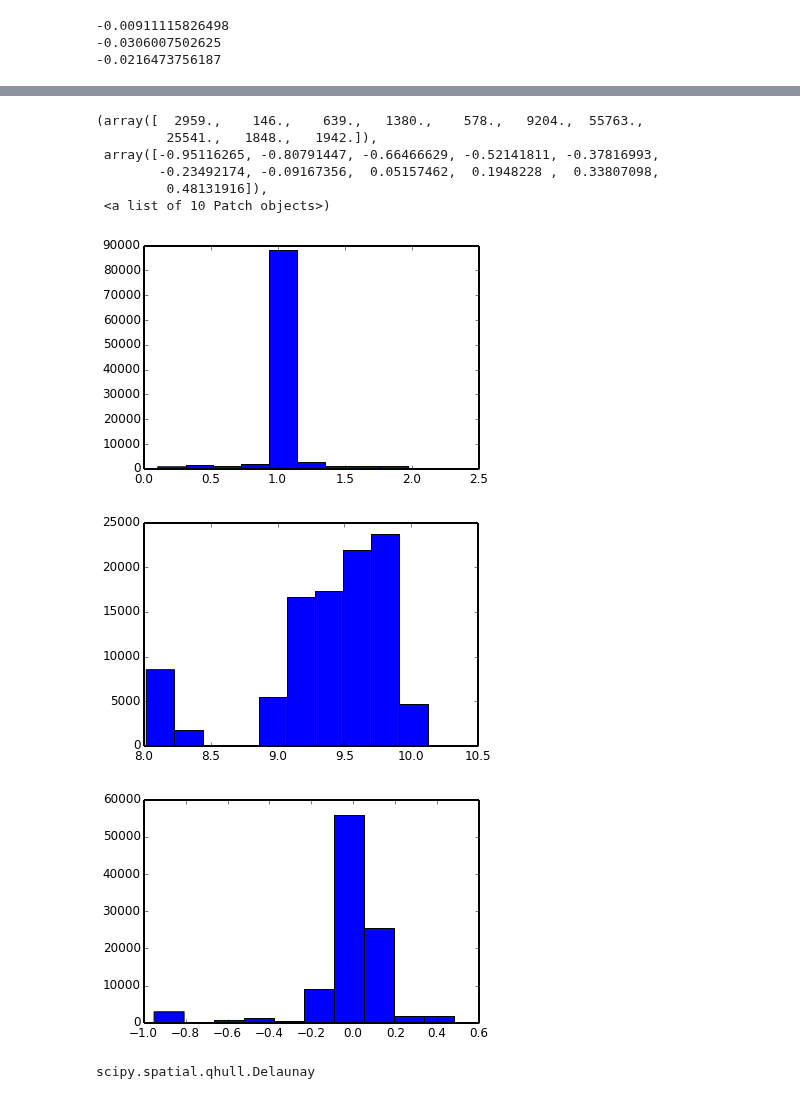
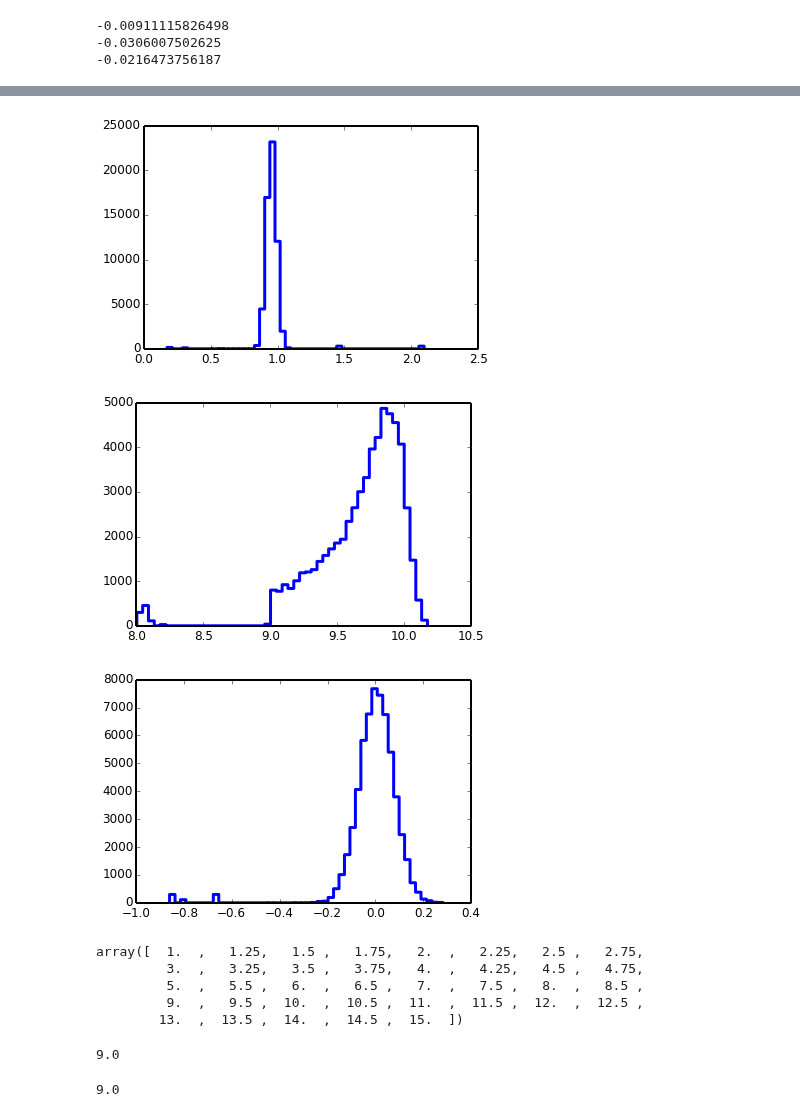
Before and after one commit to timothydmorton/isochrones, a Jupyter notebook: tests.ipynb, the cells around one changed output, grey strips where cells are left out. Drawn from its saved outputs; the diff is of its cells as text; code cells hidden in the pictures.

```diff
--- a/tests.ipynb
+++ b/tests.ipynb
@@ -152,4 +152,6 @@ print mod.loglike((1,9.7,0.01))
 -0.0216473756187
 # %%
 reload(iso)
-mod = iso.StarModel(dar,Teff=(3700,100),logg=(4.6,0.15),feh=(0.0,0.15))
+reload(dartmouth)
+dar = dartmouth.Dartmouth_Isochrone()
+mod = iso.StarModel(dar,Teff=(5700,100),logg=(4.4,0.1),feh=(0.0,0.1))
@@ -156,2 +162,2 @@ mod = iso.StarModel(dar,Teff=(3700,100),logg=(4.6,0.15),feh=(0.0,0.15))
 # %%
-mod.maxlike()
+mod.fit_mcmc()
@@ -184,20 +164,26 @@ dar(9.16318231e-01,   1.00538635e+01,  -4.79258887e-01)
 # %%
-hist(mod.sampler.flatchain[:,0])
+hist(mod.sampler.flatchain[:,0],bins=50,histtype='step',lw=3)
 figure()
-hist(mod.sampler.flatchain[:,1])
+hist(mod.sampler.flatchain[:,1],bins=50,histtype='step',lw=3)
 figure()
-hist(mod.sampler.flatchain[:,2])
+hist(mod.sampler.flatchain[:,2],bins=50,histtype='step',lw=3);
 # %% [output]
-(array([  2959.,    146.,    639.,   1380.,    578.,   9204.,  55763.,
-         25541.,   1848.,   1942.]),
- array([-0.95116265, -0.80791447, -0.66466629, -0.52141811, -0.37816993,
-        -0.23492174, -0.09167356,  0.05157462,  0.1948228 ,  0.33807098,
-         0.48131916]),
- <a list of 10 Patch objects>)
-[figure, old version]
+[figure, new version]
-[figure, old version]
+[figure, new version]
-[figure, old version]
+[figure, new version]
-# %%
-type(dar.tri)
-# %% [output]
-scipy.spatial.qhull.Delaunay
+# %%
+dartmouth.MASTERDF['age'].unique()
+# %% [output]
+array([  1.  ,   1.25,   1.5 ,   1.75,   2.  ,   2.25,   2.5 ,   2.75,
+         3.  ,   3.25,   3.5 ,   3.75,   4.  ,   4.25,   4.5 ,   4.75,
+         5.  ,   5.5 ,   6.  ,   6.5 ,   7.  ,   7.5 ,   8.  ,   8.5 ,
+         9.  ,   9.5 ,  10.  ,  10.5 ,  11.  ,  11.5 ,  12.  ,  12.5 ,
+        13.  ,  13.5 ,  14.  ,  14.5 ,  15.  ])
+# %%
+dar.tri.points[:,1].min()
+# %% [output]
+9.0
+# %%
+dar.minage
+# %% [output]
+9.0
```
Also changed, not shown: parts of 3 cells of this notebook, 3 other files.
